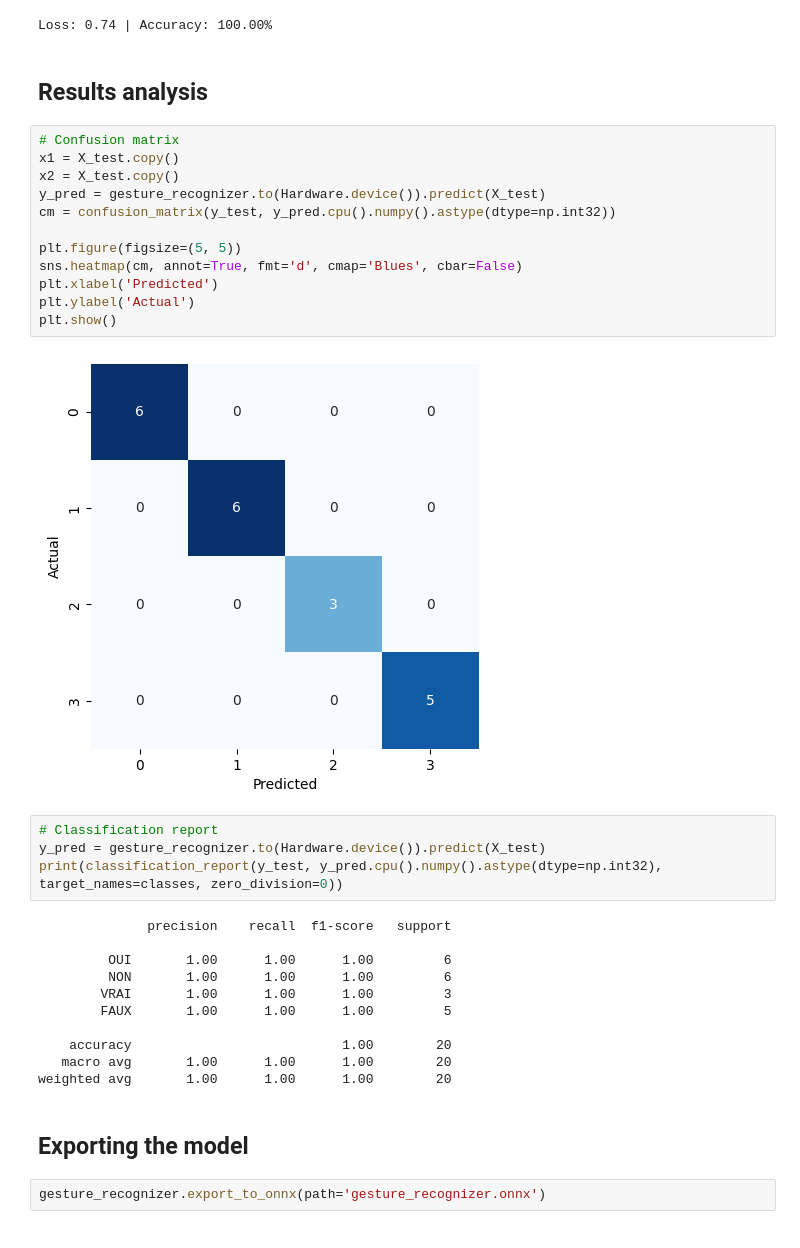
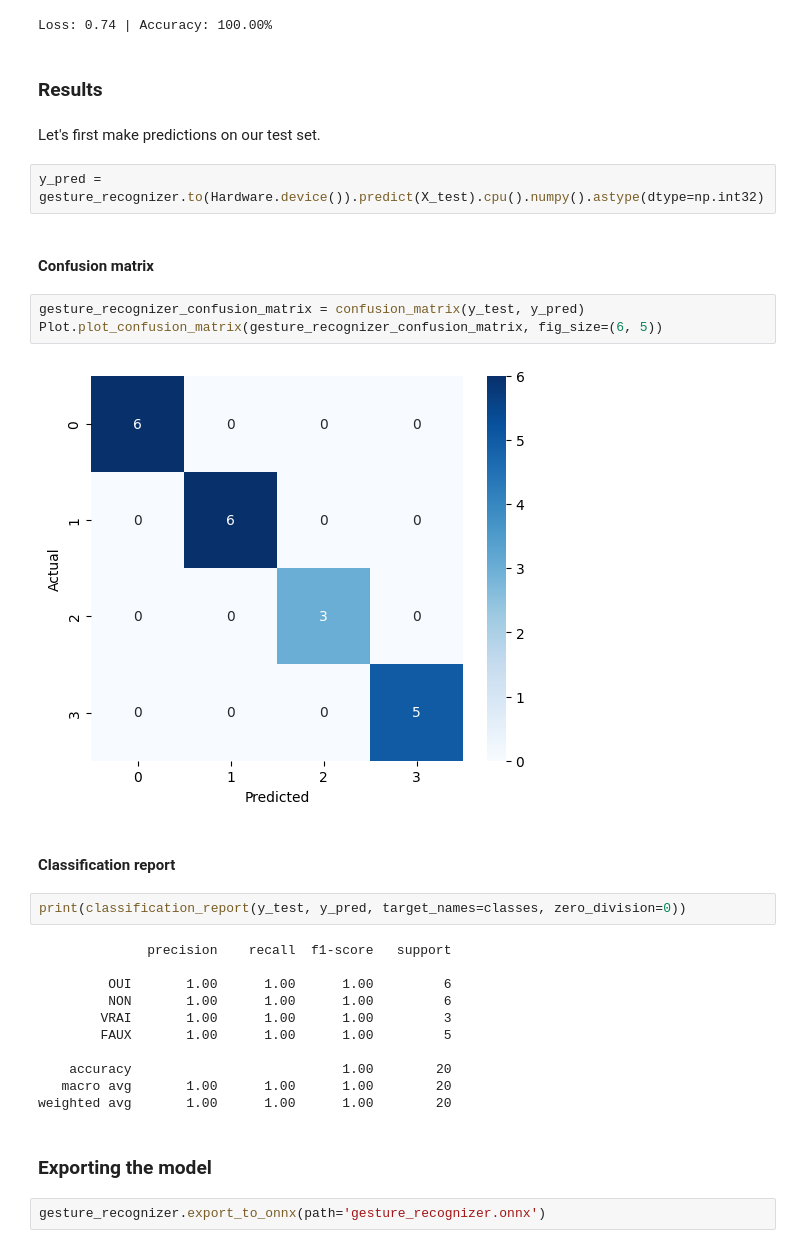
Before and after one commit to sinansoulier/VR-Gesture-Classification, a Jupyter notebook: gesture_classification.ipynb, the cells around one changed output. Saved outputs shown, nothing was run; the diff lists cells and outputs as text.

```diff
--- a/gesture_classification.ipynb
+++ b/gesture_classification.ipynb
@@ -74,38 +94,35 @@ print(f"Loss: {test_loss.item():.2f} | Accuracy: {test_accuracy * 100:.2f}%")
 # %% [output]
 Loss: 0.74 | Accuracy: 100.00%
 # %% [markdown]
-## Results analysis
+### Results
-# %%
-# Confusion matrix
-x1 = X_test.copy()
-x2 = X_test.copy()
-y_pred = gesture_recognizer.to(Hardware.device()).predict(X_test)
-cm = confusion_matrix(y_test, y_pred.cpu().numpy().astype(dtype=np.int32))
-
-plt.figure(figsize=(5, 5))
-sns.heatmap(cm, annot=True, fmt='d', cmap='Blues', cbar=False)
-plt.xlabel('Predicted')
-plt.ylabel('Actual')
-plt.show()
-# %% [output]
-[figure, removed]
+# %% [markdown]
+Let's first make predictions on our test set.
 # %%
-# Classification report
-y_pred = gesture_recognizer.to(Hardware.device()).predict(X_test)
-print(classification_report(y_test, y_pred.cpu().numpy().astype(dtype=np.int32), target_names=classes, zero_division=0))
+y_pred = gesture_recognizer.to(Hardware.device()).predict(X_test).cpu().numpy().astype(dtype=np.int32)
-# %% [output]
-              precision    recall  f1-score   support
-
-         OUI       1.00      1.00      1.00         6
-         NON       1.00      1.00      1.00         6
-        VRAI       1.00      1.00      1.00         3
-        FAUX       1.00      1.00      1.00         5
-
-    accuracy                           1.00        20
-   macro avg       1.00      1.00      1.00        20
-weighted avg       1.00      1.00      1.00        20
+# %% [markdown]
+#### Confusion matrix
+# %%
+gesture_recognizer_confusion_matrix = confusion_matrix(y_test, y_pred)
+Plot.plot_confusion_matrix(gesture_recognizer_confusion_matrix, fig_size=(6, 5))
+# %% [output]
+[figure, added]
+# %% [markdown]
+#### Classification report
+# %%
+print(classification_report(y_test, y_pred, target_names=classes, zero_division=0))
+# %% [output]
+              precision    recall  f1-score   support
+
+         OUI       1.00      1.00      1.00         6
+         NON       1.00      1.00      1.00         6
+        VRAI       1.00      1.00      1.00         3
+        FAUX       1.00      1.00      1.00         5
+
+    accuracy                           1.00        20
+   macro avg       1.00      1.00      1.00        20
+weighted avg       1.00      1.00      1.00        20
 # %% [markdown]
-## Exporting the model
+### Exporting the model
 # %%
 gesture_recognizer.export_to_onnx(path='gesture_recognizer.onnx')
 # %% [output]
```
Also changed, not shown: parts of 46 cells of this notebook, 1 other file.
